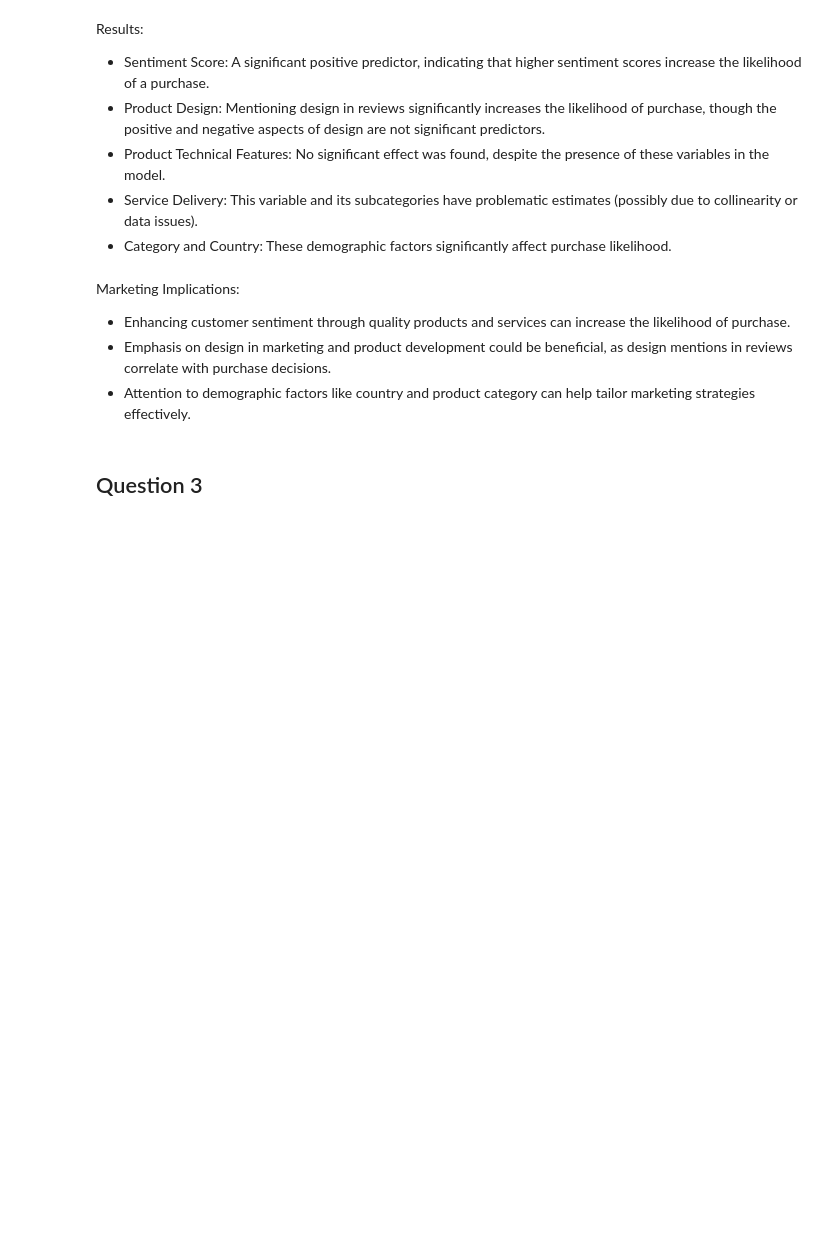
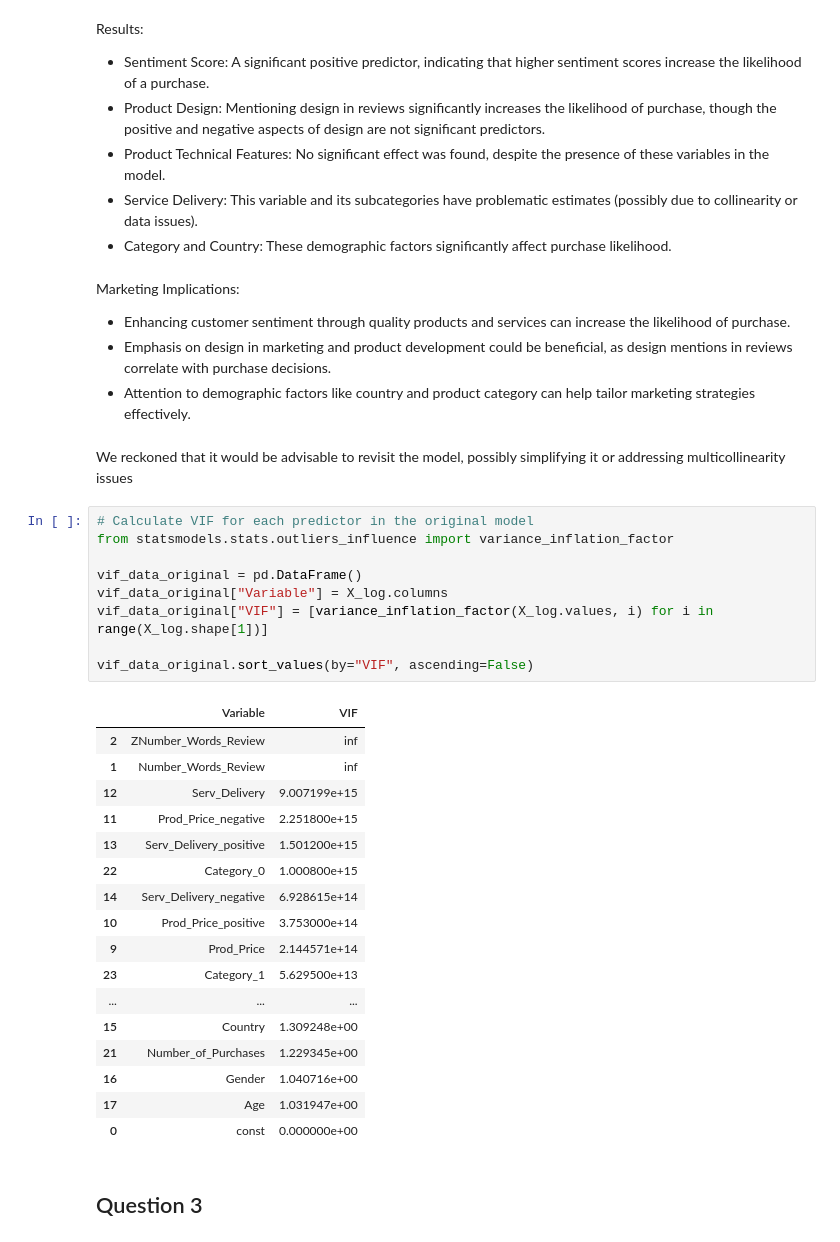
Before and after one commit to simoneassirelli/CMA_groupwork, a Jupyter notebook: notebook.ipynb, the cells around one changed output. Saved outputs shown, nothing was run; the diff lists cells and outputs as text; blank space fills up the shorter version.

```diff
--- a/notebook.ipynb
+++ b/notebook.ipynb
@@ -173,5 +173,34 @@ Marketing Implications:
 - Enhancing customer sentiment through quality products and services can increase the likelihood of purchase.
 - Emphasis on design in marketing and product development could be beneficial, as design mentions in reviews correlate with purchase decisions.
 - Attention to demographic factors like country and product category can help tailor marketing strategies effectively.
+# %% [markdown]
+We reckoned that it would be advisable to revisit the model, possibly simplifying it or addressing multicollinearity issues
+# %%
+# Calculate VIF for each predictor in the original model
+from statsmodels.stats.outliers_influence import variance_inflation_factor
+
+vif_data_original = pd.DataFrame()
+vif_data_original["Variable"] = X_log.columns
+vif_data_original["VIF"] = [variance_inflation_factor(X_log.values, i) for i in range(X_log.shape[1])]
+
+vif_data_original.sort_values(by="VIF", ascending=False)
+# %% [output]
+|  | Variable | VIF |
+| 2 | ZNumber_Words_Review | inf |
+| 1 | Number_Words_Review | inf |
+| 12 | Serv_Delivery | 9.007199e+15 |
+| 11 | Prod_Price_negative | 2.251800e+15 |
+| 13 | Serv_Delivery_positive | 1.501200e+15 |
+| 22 | Category_0 | 1.000800e+15 |
+| 14 | Serv_Delivery_negative | 6.928615e+14 |
+| 10 | Prod_Price_positive | 3.753000e+14 |
+| 9 | Prod_Price | 2.144571e+14 |
+| 23 | Category_1 | 5.629500e+13 |
+| ... | ... | ... |
+| 15 | Country | 1.309248e+00 |
+| 21 | Number_of_Purchases | 1.229345e+00 |
+| 16 | Gender | 1.040716e+00 |
+| 17 | Age | 1.031947e+00 |
+| 0 | const | 0.000000e+00 |
 # %% [markdown]
 ## Question 3
```
Also changed, not shown: parts of 4 cells of this notebook.
